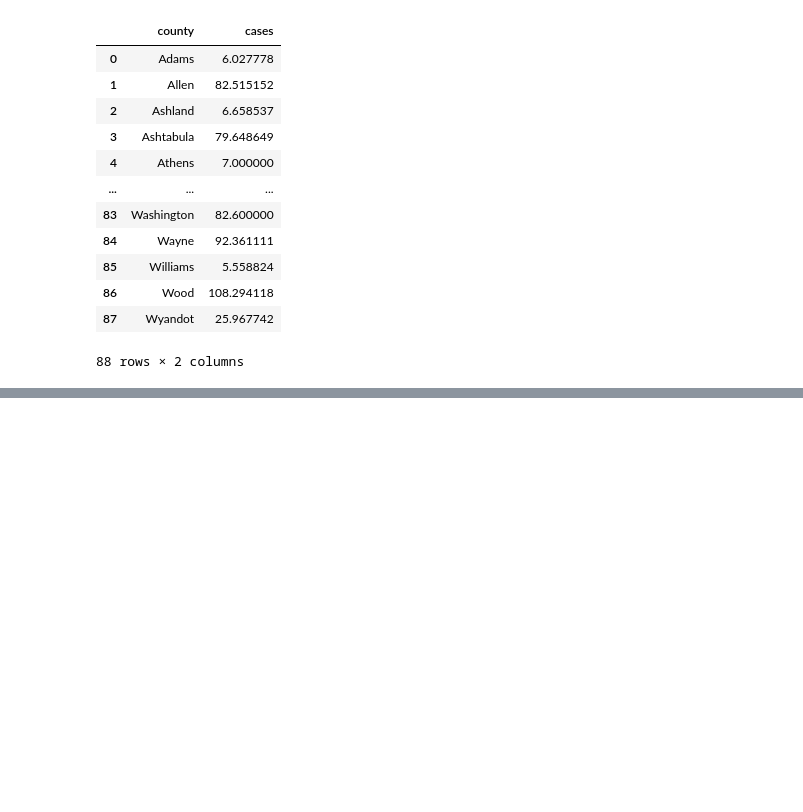
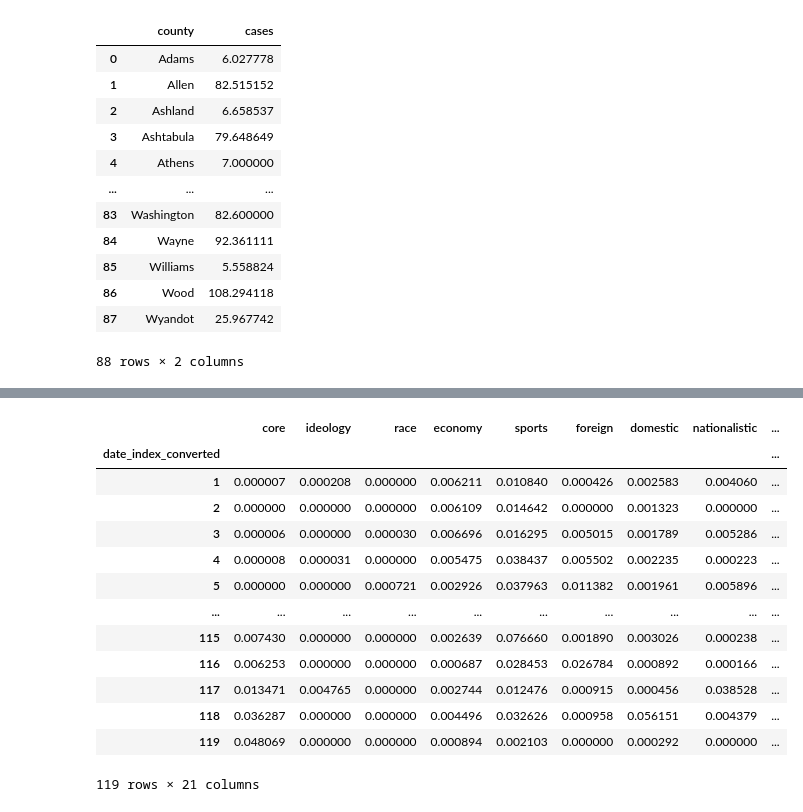
Before and after one commit to babli18/Covid-19-Awareness-Cases-in-Ohio, a Jupyter notebook: descriptive.ipynb, the cells around one changed output, grey strips where cells are left out. Cells and saved outputs as stored; diff of their text form; code cells hidden in the pictures; blank space fills up the shorter version.

```diff
--- a/descriptive.ipynb
+++ b/descriptive.ipynb
@@ -214,0 +229,75 @@ plt.show()
+# %%
+# Creating Normalized jaccard awareness for every day
+df['date_index_converted'] = df['date_index_converted'].str.replace('day_','').astype(int)
+#df['date_index_converted'] = df['date_index_converted'].astype(int)
+daily_topics_jaccard_norm = df[[
+    'date_index_converted',
+    'ideology_jaccard_normalized',
+    'race_jaccard_normalized',
+    'economy_jaccard_normalized',
+    'sports_jaccard_normalized',
+    'foreign_jaccard_normalized',
+    'domestic_jaccard_normalized',
+    'nationalistic_jaccard_normalized',
+    'politics_democratic_love_jaccard_normalized',
+    'health_technology_jaccard_normalized',
+    'education_jaccard_normalized',
+    'gender_jaccard_normalized',
+    'religion_jaccard_normalized',
+    'social_jaccard_normalized',
+    'politics_republican_love_jaccard_normalized',
+    'politics_jaccard_normalized',
+    'entertainment_jaccard_normalized',
+    'politics_republican_hate_jaccard_normalized',
+    'politics_democratic_hate_jaccard_normalized',
+    'health_jaccard_normalized',
+    'illness_jaccard_normalized',
+    'core_jaccard_normalized'
+]]
+
+daily_topics_jaccard_norm_agg = (daily_topics_jaccard_norm
+                               .groupby("date_index_converted")
+                               .aggregate({
+                                    'core_jaccard_normalized':'mean',
+                                    'ideology_jaccard_normalized':'mean',
+                                    'race_jaccard_normalized':'mean',
+                                    'economy_jaccard_normalized':'mean',
+                                    'sports_jaccard_normalized':'mean',
+                                    'foreign_jaccard_normalized':'mean',
+                                    'domestic_jaccard_normalized':'mean',
+                                    'nationalistic_jaccard_normalized':'mean',
+                                    'politics_democratic_love_jaccard_normalized':'mean',
+                                    'health_technology_jaccard_normalized':'mean',
+                                    'education_jaccard_normalized':'mean',
+                                    'gender_jaccard_normalized':'mean',
+                                    'religion_jaccard_normalized':'mean',
+                                    'social_jaccard_normalized':'mean',
+                                    'politics_republican_love_jaccard_normalized':'mean',
+                                    'politics_jaccard_normalized':'mean',
+                                    'entertainment_jaccard_normalized':'mean',
+                                    'politics_republican_hate_jaccard_normalized':'mean',
+                                    'politics_democratic_hate_jaccard_normalized':'mean',
+                                    'health_jaccard_normalized':'mean',
+                                    'illness_jaccard_normalized':'mean'
+                                        }))
+
+#daily_core_jaccard_norm_agg = daily_core_jaccard_norm_agg.reset_index()
+
+pattern = "_jaccard_normalized"
+daily_topics_jaccard_norm_agg.rename(columns=lambda x: x.replace(pattern, ''), inplace=True)
+daily_topics_jaccard_norm_agg
+# %% [output]
+|  | core | ideology | race | economy | sports | foreign | domestic | nationalistic | ... |
+| date_index_converted |  |  |  |  |  |  |  |  | ... |
+| 1 | 0.000007 | 0.000208 | 0.000000 | 0.006211 | 0.010840 | 0.000426 | 0.002583 | 0.004060 | ... |
+| 2 | 0.000000 | 0.000000 | 0.000000 | 0.006109 | 0.014642 | 0.000000 | 0.001323 | 0.000000 | ... |
+| 3 | 0.000006 | 0.000000 | 0.000030 | 0.006696 | 0.016295 | 0.005015 | 0.001789 | 0.005286 | ... |
+| 4 | 0.000008 | 0.000031 | 0.000000 | 0.005475 | 0.038437 | 0.005502 | 0.002235 | 0.000223 | ... |
+| 5 | 0.000000 | 0.000000 | 0.000721 | 0.002926 | 0.037963 | 0.011382 | 0.001961 | 0.005896 | ... |
+| ... | ... | ... | ... | ... | ... | ... | ... | ... | ... |
+| 115 | 0.007430 | 0.000000 | 0.000000 | 0.002639 | 0.076660 | 0.001890 | 0.003026 | 0.000238 | ... |
+| 116 | 0.006253 | 0.000000 | 0.000000 | 0.000687 | 0.028453 | 0.026784 | 0.000892 | 0.000166 | ... |
+| 117 | 0.013471 | 0.004765 | 0.000000 | 0.002744 | 0.012476 | 0.000915 | 0.000456 | 0.038528 | ... |
+| 118 | 0.036287 | 0.000000 | 0.000000 | 0.004496 | 0.032626 | 0.000958 | 0.056151 | 0.004379 | ... |
+| 119 | 0.048069 | 0.000000 | 0.000000 | 0.000894 | 0.002103 | 0.000000 | 0.000292 | 0.000000 | ... |
+119 rows × 21 columns
```
Also changed, not shown: parts of 9 cells of this notebook.
